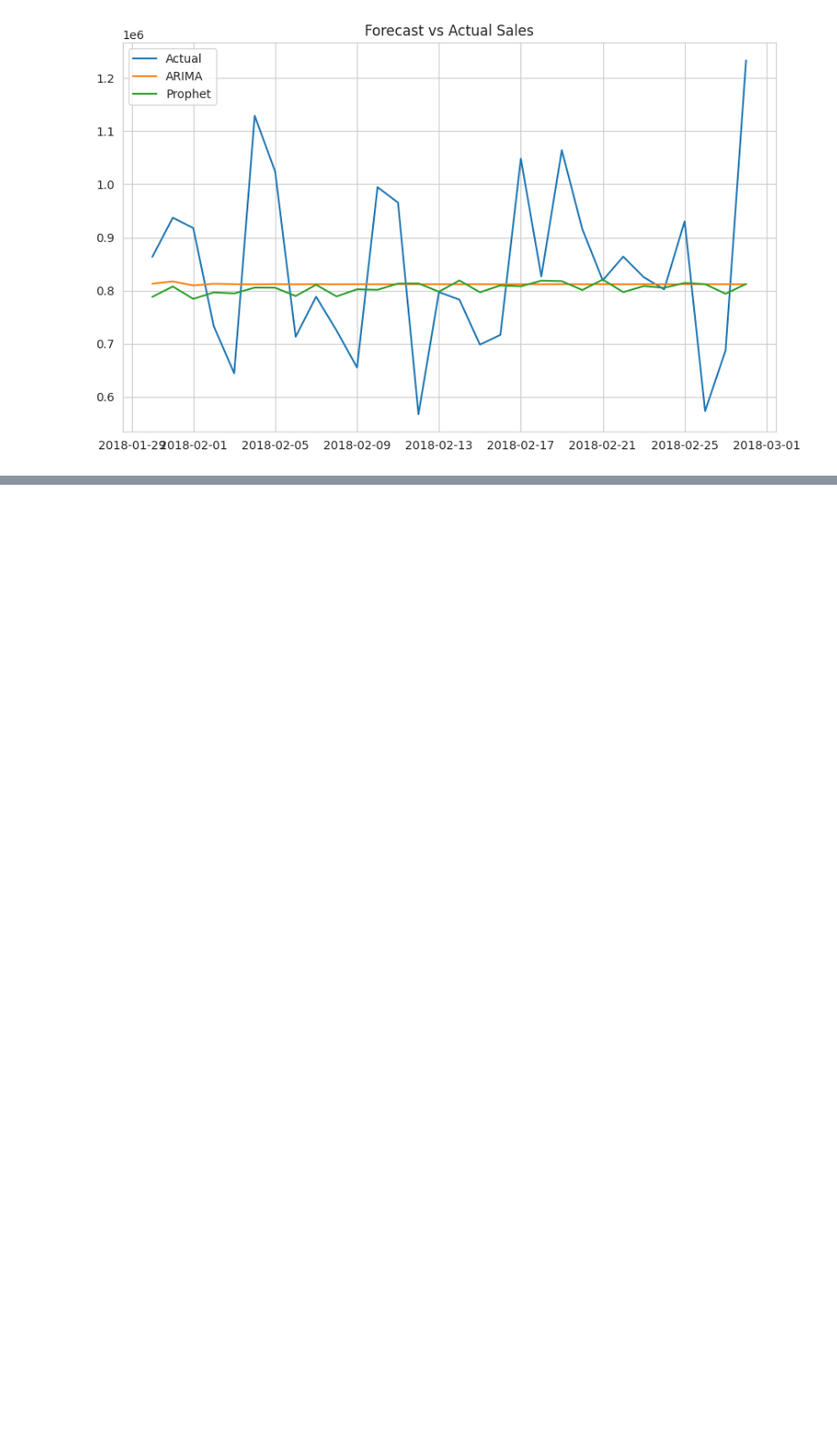
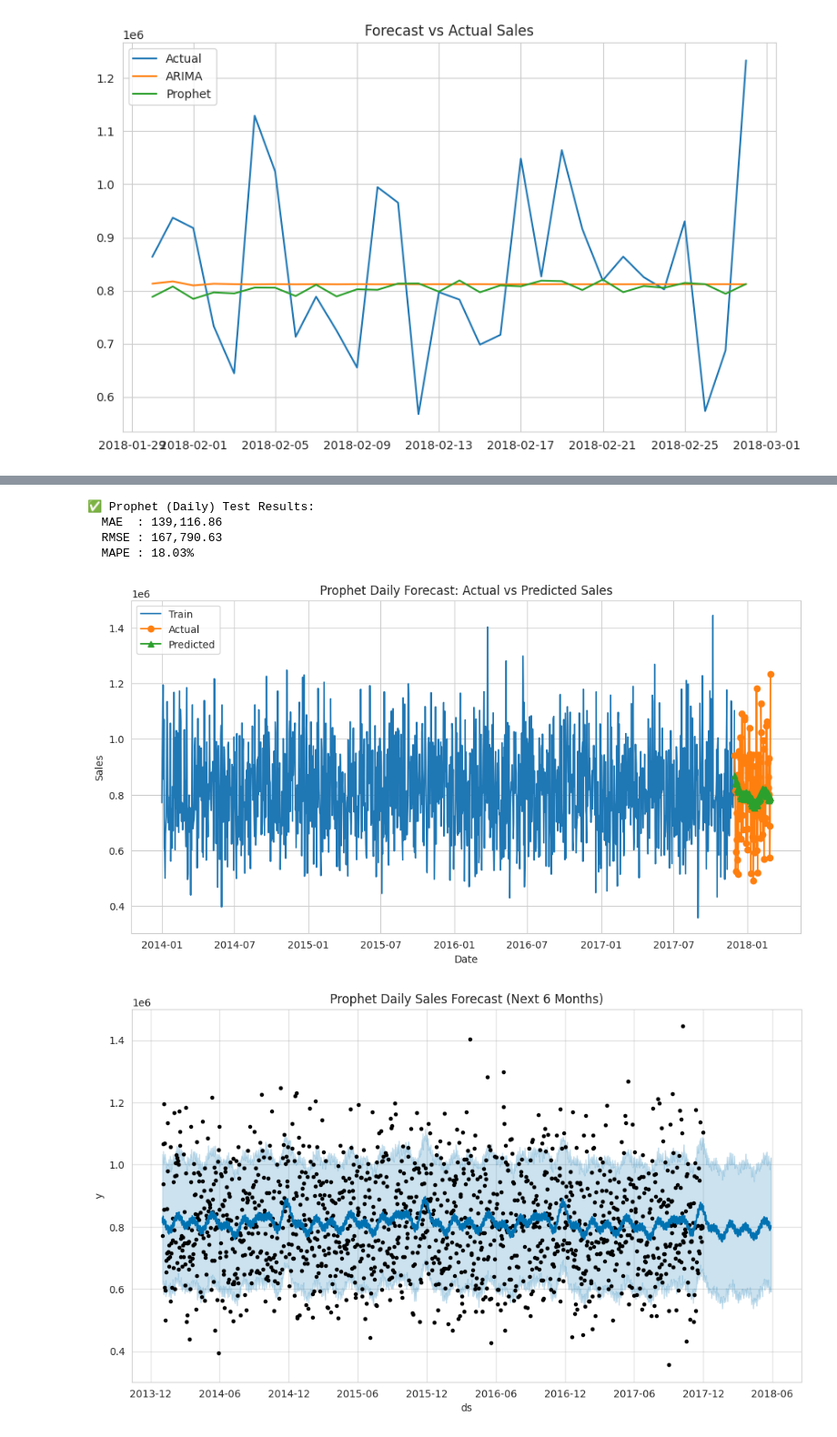
Before and after one commit to ihatefish26/CodecTechnologies, a Jupyter notebook: salesforecasting.ipynb, the cells around one changed output, grey strips where cells are left out. Shown at 91% size. Cells and saved outputs as stored; diff of their text form; code cells hidden in the pictures; blank space fills up the shorter version.

```diff
--- a/salesforecasting.ipynb
+++ b/salesforecasting.ipynb
@@ -1269,3 +1269,74 @@ Model Performance Summary:
 0    ARIMA  716097.850339  8.188505e+05  2.880712
 1   SARIMA  881291.737497  1.184402e+06  3.622782
 2  Prophet  302461.261216  4.681299e+05  1.250591
+# %%
+# --- Prophet with Daily Sales Data ---
+from prophet import Prophet
+from sklearn.metrics import mean_absolute_error, mean_squared_error
+import numpy as np
+import matplotlib.pyplot as plt
+
+# --- 1. Prepare daily aggregated data ---
+df_daily = (
+    df.groupby(pd.Grouper(key='OrderDate', freq='D'))['Sales']
+    .sum()
+    .reset_index()
+    .rename(columns={'OrderDate': 'ds', 'Sales': 'y'})
+)
+
+# Train-test split (last 90 days = test)
+train = df_daily.iloc[:-90]
+test = df_daily.iloc[-90:]
+
+# --- 2. Prophet model ---
+prophet_model = Prophet(
+    yearly_seasonality=True,
+    weekly_seasonality=True,   # Enable weekly since we have daily data
+    daily_seasonality=False,
+    seasonality_mode="multiplicative",
+    changepoint_prior_scale=0.5,
+    seasonality_prior_scale=15.0
+)
+
+prophet_model.fit(train)
+
+# --- 3. Forecast ---
+future_test = prophet_model.make_future_dataframe(periods=len(test), freq='D')
+forecast_test = prophet_model.predict(future_test)
+prophet_forecast = forecast_test.set_index('ds').loc[test['ds']]['yhat']
+
+# --- 4. Metrics ---
+def safe_mape(y_true, y_pred):
+    y_true, y_pred = np.array(y_true), np.array(y_pred)
+    mask = y_true != 0
+    return np.mean(np.abs((y_true[mask] - y_pred[mask]) / y_true[mask])) * 100
+
+mae = mean_absolute_error(test['y'], prophet_forecast)
+rmse = np.sqrt(mean_squared_error(test['y'], prophet_forecast))
+mape = safe_mape(test['y'], prophet_forecast)
+
+print("✅ Prophet (Daily) Test Results:")
+print(f"  MAE  : {mae:,.2f}")
+print(f"  RMSE : {rmse:,.2f}")
+print(f"  MAPE : {mape:.2f}%")
+
+# --- 5. Plot Actual vs Predicted ---
+plt.figure(figsize=(12,6))
+plt.plot(train['ds'], train['y'], label="Train")
+plt.plot(test['ds'], test['y'], label="Actual", marker='o')
+plt.plot(test['ds'], prophet_forecast, label="Predicted", marker='^')
+plt.title("Prophet Daily Forecast: Actual vs Predicted Sales")
+plt.xlabel("Date"); plt.ylabel("Sales"); plt.legend()
+plt.show()
+
+# --- 6. Forecast 180 days into the future ---
+future_full = prophet_model.make_future_dataframe(periods=180, freq='D')
+forecast_full = prophet_model.predict(future_full)
+
+prophet_model.plot(forecast_full)
+plt.title("Prophet Daily Sales Forecast (Next 6 Months)")
+plt.show()
+
+prophet_model.plot_components(forecast_full)
+plt.show()
+# %% [output]
@@ -1271,0 +1352,6 @@ Model Performance Summary:
+✅ Prophet (Daily) Test Results:
+  MAE  : 139,116.86
+  RMSE : 167,790.63
+  MAPE : 18.03%
+[figure, added]
+[figure, added]
```
Also changed, not shown: parts of 5 cells of this notebook.
